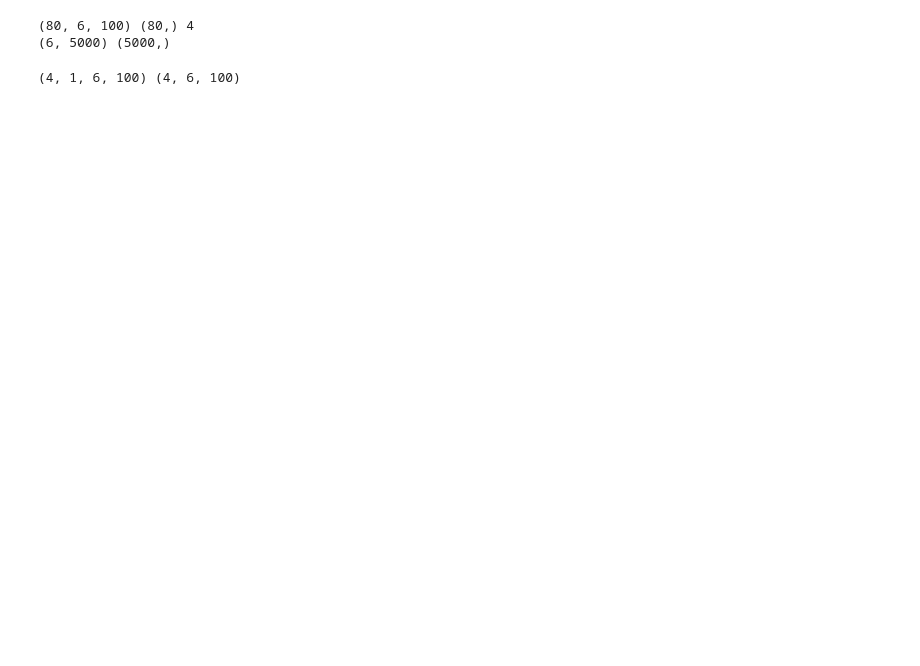
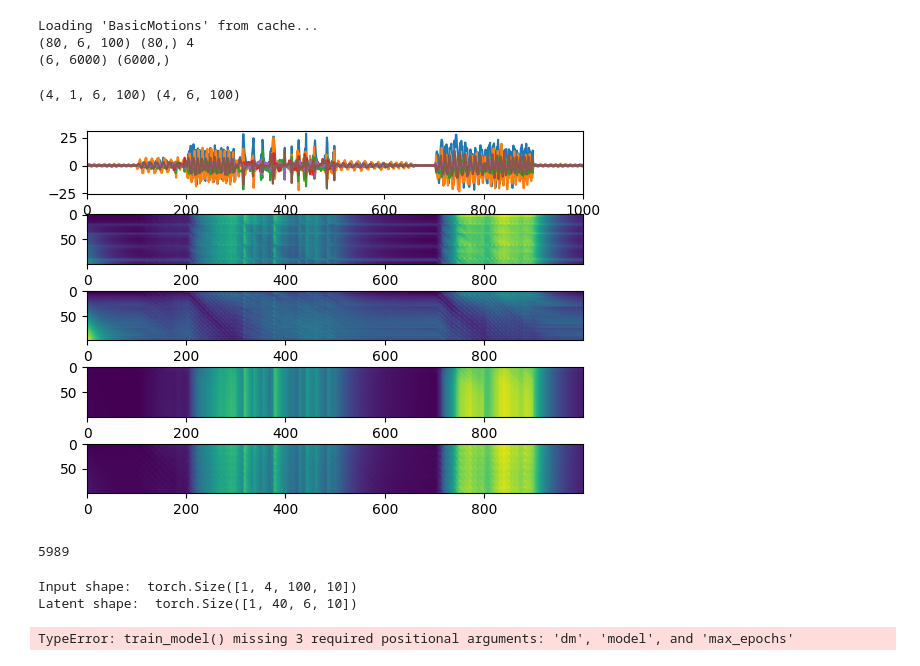
Before and after one commit to mbisan/s3ts, a Jupyter notebook: examples/training.ipynb, the cells around one changed output. Drawn from its saved outputs; the diff is of its cells as text; code cells hidden in the pictures; blank space fills up the shorter version.

```diff
--- a/examples/training.ipynb
+++ b/examples/training.ipynb
@@ -1,18 +1,14 @@
 # %%
-from aeon.datasets import load_basic_motions, load_gunpoint
+from s3ts.api.ucr import load_ucr_classification
 from s3ts.api.ts2sts import finite_random_STS
 import numpy as np
-
-X, Y = load_basic_motions()
+X, Y, mapping = load_ucr_classification("BasicMotions")
+#X, Y, mapping = load_ucr_classification("GunPoint")
 print(X.shape, Y.shape, len(np.unique(Y)))
 
-Yn = np.zeros_like(Y, dtype=np.int8)
-for i, y in enumerate(np.unique(Y)):
-    Yn[Y == y] = i
-Y = Yn
-
-STS, SCS = finite_random_STS(X, Y, length=50)
+STS, SCS = finite_random_STS(X, Y, length=60)
 print(STS.shape, SCS.shape)
 # %% [output]
+Loading 'BasicMotions' from cache...
 (80, 6, 100) (80,) 4
-(6, 5000) (5000,)
+(6, 6000) (6000,)
@@ -32,13 +25,15 @@ DM = compute_DM(STS, patts, rho=0.1, metric="squared")
 # %%
-# import matplotlib.pyplot as plt
-# npoints = 1000
-# fig, ax = plt.subplots(nrows=len(np.unique(Y))+1)
-# axi: plt.Axes = ax[0]
-# axi.set_xlim(0, npoints)
-# [axi.plot(STS[d,:npoints]) for d in range(STS.shape[0])]
-# for i in range(len(np.unique(Y))):
-#     axi: plt.Axes = ax[i+1]
-#     axi.imshow(DM[i,:,:npoints])
+import matplotlib.pyplot as plt
+npoints = 1000
+fig, ax = plt.subplots(nrows=len(np.unique(Y))+1)
+axi: plt.Axes = ax[0]
+axi.set_xlim(0, npoints)
+[axi.plot(STS[d,:npoints]) for d in range(STS.shape[0])]
+for i in range(len(np.unique(Y))):
+    axi: plt.Axes = ax[i+1]
+    axi.imshow(DM[i,:,:npoints])
+# %% [output]
+[figure, added]
 # %%
 from s3ts.api.sts2dm import StaticDM
 import numpy as np
@@ -52,7 +47,20 @@ data_split = {
 dm = StaticDM(STS, SCS, DM,
     wdw_len=10, wdw_str=1, sts_str=False,
     data_split=data_split, batch_size=32)
+# %% [output]
+5989
+# %%
+from s3ts.api.networks import create_model_from_DM
+# name will be the subfolder in training dir
+model = create_model_from_DM(dm, name=None,
+        dsrc="img", arch="cnn", task="cls")
+print(model)
+# %% [output]
+Input shape:  torch.Size([1, 4, 100, 10])
+Latent shape:  torch.Size([1, 40, 6, 10])
 # %%
 from s3ts.api.networks import train_model
-
-train_model()
+model, data = train_model(dm, model, max_epochs=2)
+print(data)
+# %% [output]
+TypeError: train_model() missing 3 required positional arguments: 'dm', 'model', and 'max_epochs'
```
Also changed, not shown: parts of 5 cells of this notebook, 6 other files.
